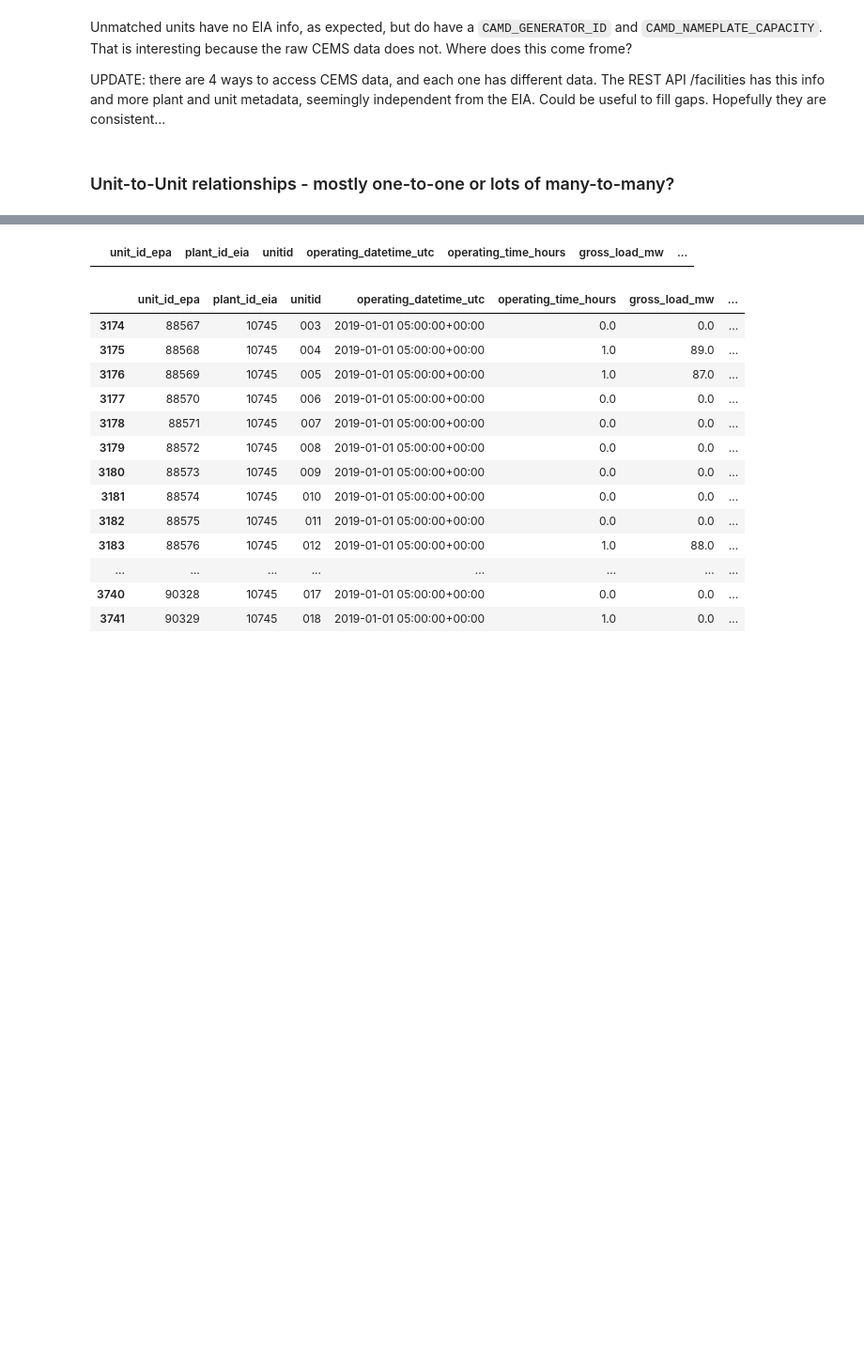
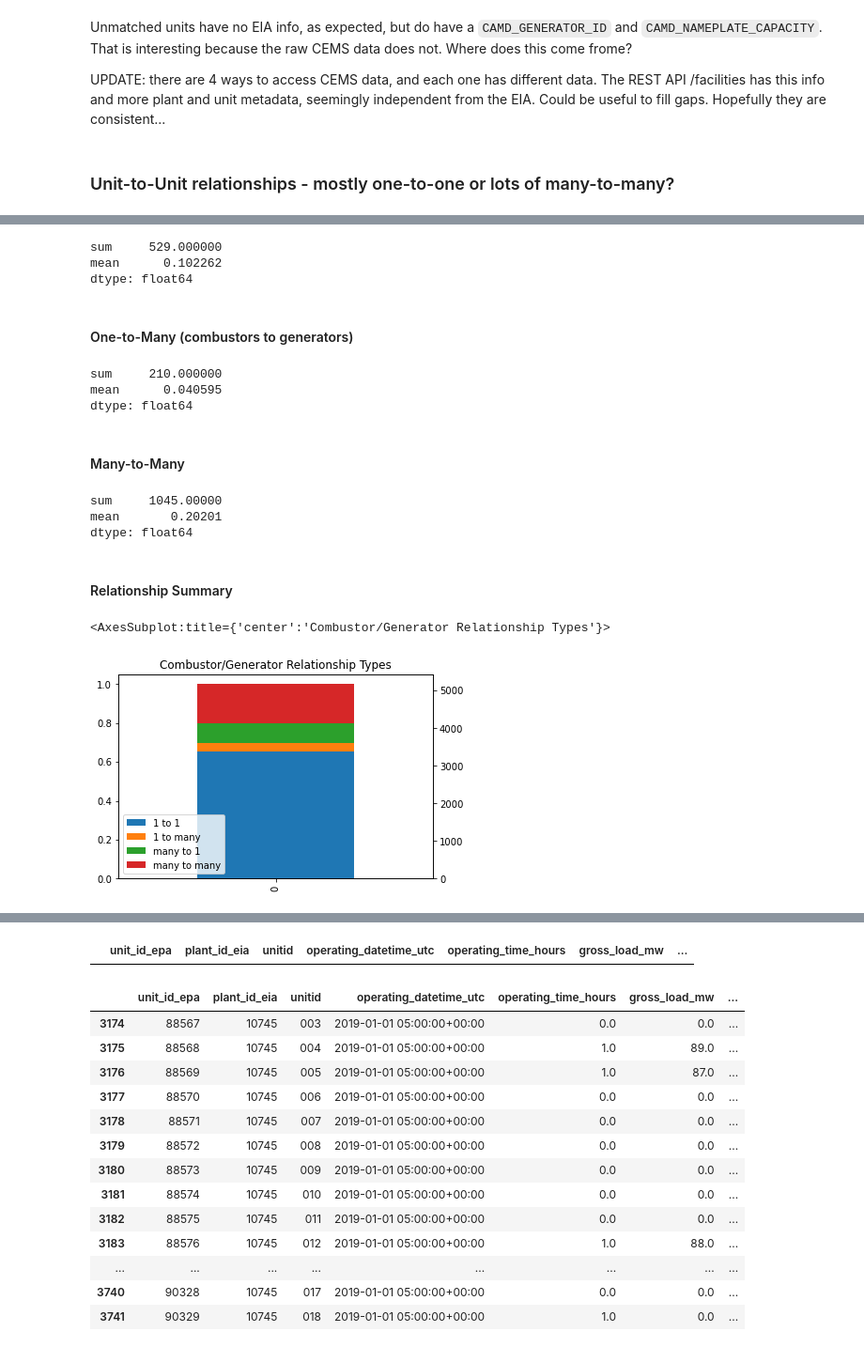
Before and after one commit to catalyst-cooperative/epacems_ramp_rates, a Jupyter notebook: notebooks/4.0-tb-EPA_crosswalk_explore.ipynb, the cells around one changed output, grey strips where cells are left out. Shown at 94% size. Drawn from its saved outputs; the diff is of its cells as text; code cells hidden in the pictures; blank space fills up the shorter version.

```diff
--- a/notebooks/4.0-tb-EPA_crosswalk_explore.ipynb
+++ b/notebooks/4.0-tb-EPA_crosswalk_explore.ipynb
@@ -163,0 +163,9 @@ Name: CAMD_UNIT_ID, dtype: int64
+# %%
+# how many CEMS units have a strict one-to-one relationship with a generator?
+one_one = (graph.groupby(['CAMD_PLANT_ID', 'CAMD_UNIT_ID'])[['single_edge_from_combust',
+                                                           'single_edge_from_gen']]
+         .all()
+         .all(axis='columns')
+         .agg(['sum', 'mean'])
+        )
+one_one
@@ -163,0 +180,46 @@ Name: CAMD_UNIT_ID, dtype: int64
+# %%
+# how many combustors connect to a single generator fed by multiple combustors?
+many_one = (graph.groupby(['CAMD_PLANT_ID', 'CAMD_UNIT_ID']).size().eq(1).agg(['sum', 'mean'])
+           ).sub(one_one)
+many_one
+# %% [output]
+sum     529.000000
+mean      0.102262
+dtype: float64
+# %% [markdown]
+#### One-to-Many (combustors to generators)
+# %%
+# how many combustors connect to multiple generators fed by only that combustor?
+one_many = (graph.groupby(['CAMD_PLANT_ID', 'CAMD_UNIT_ID'])[['multi_edge_from_combust',
+                                                           'single_edge_from_gen']]
+         .all()
+         .all(axis='columns')
+         .agg(['sum', 'mean'])
+        )
+one_many
+# %% [output]
+sum     210.000000
+mean      0.040595
+dtype: float64
+# %% [markdown]
+#### Many-to-Many
+# %%
+many_many = pd.Series([n_combust, 1.0], index=['sum', 'mean']) - one_one - one_many - many_one
+many_many
+# %% [output]
+sum     1045.00000
+mean       0.20201
+dtype: float64
+# %% [markdown]
+#### Relationship Summary
+# %%
+types = pd.Series([x['sum'] for x in [one_one, one_many, many_one, many_many]],
+          index=['1 to 1', '1 to many', 'many to 1', 'many to many']
+         ).to_frame().T
+fig, ax = plt.subplots()
+ax2 = ax.twinx()
+types.div(types.sum(axis=1)[0]).plot.bar(stacked=True, ax=ax, legend=False)
+types.plot.bar(stacked=True, title="Combustor/Generator Relationship Types", ax=ax2)
+# %% [output]
+<AxesSubplot:title={'center':'Combustor/Generator Relationship Types'}>
+[figure, added]
```
Also changed, not shown: parts of 28 cells of this notebook.
